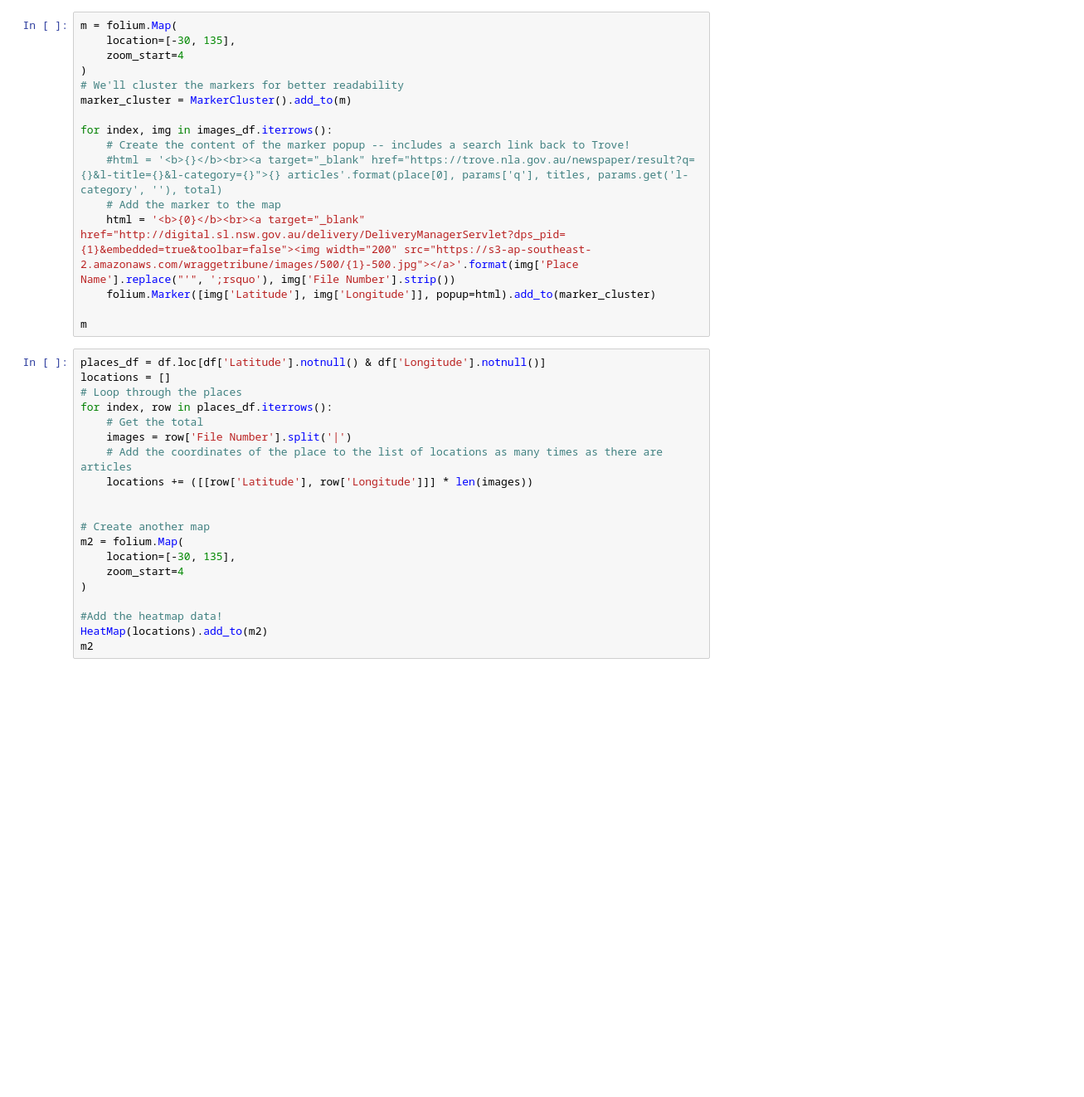
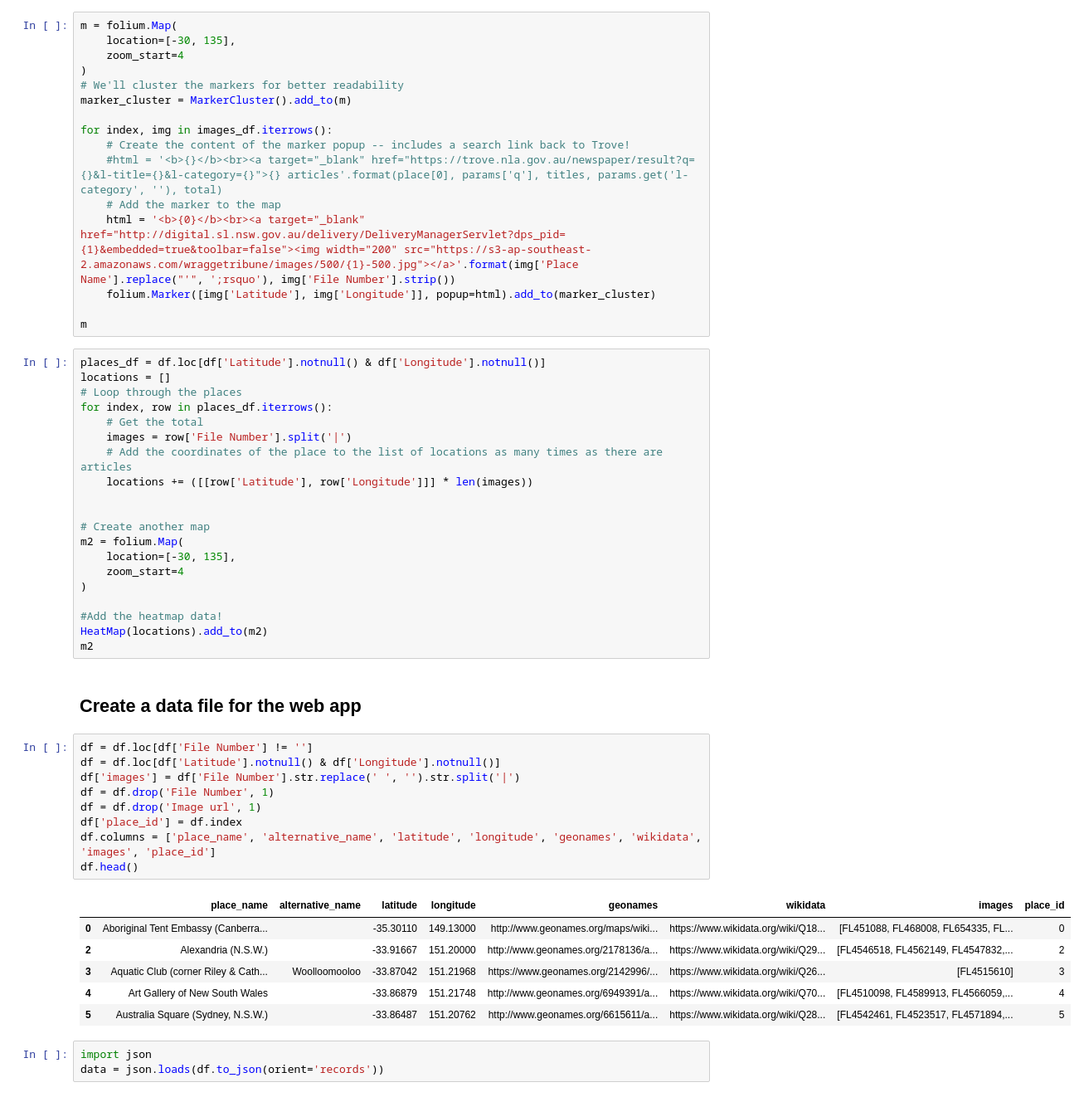
Before and after one commit to wragge/ozglam-data-records-of-resistance, a Jupyter notebook: Playing-with-places.ipynb, the cells around one changed output. Shown at 83% size. Cells and saved outputs as stored; diff of their text form; blank space fills up the shorter version.

Commit message:
Processing place data

```diff
--- a/Playing-with-places.ipynb
+++ b/Playing-with-places.ipynb
@@ -108,3 +129,24 @@ m2 = folium.Map(
 #Add the heatmap data!
 HeatMap(locations).add_to(m2)
 m2
+# %% [markdown]
+## Create a data file for the web app
+# %%
+df = df.loc[df['File Number'] != '']
+df = df.loc[df['Latitude'].notnull() & df['Longitude'].notnull()]
+df['images'] = df['File Number'].str.replace(' ', '').str.split('|')
+df = df.drop('File Number', 1)
+df = df.drop('Image url', 1)
+df['place_id'] = df.index
+df.columns = ['place_name', 'alternative_name', 'latitude', 'longitude', 'geonames', 'wikidata', 'images', 'place_id']
+df.head()
+# %% [output]
+|  | place_name | alternative_name | latitude | longitude | geonames | wikidata | images | place_id |
+| 0 | Aboriginal Tent Embassy (Canberra... |  | -35.30110 | 149.13000 | http://www.geonames.org/maps/wiki... | https://www.wikidata.org/wiki/Q18... | [FL451088, FL468008, FL654335, FL... | 0 |
+| 2 | Alexandria (N.S.W.) |  | -33.91667 | 151.20000 | http://www.geonames.org/2178136/a... | https://www.wikidata.org/wiki/Q29... | [FL4546518, FL4562149, FL4547832,... | 2 |
+| 3 | Aquatic Club (corner Riley & Cath... | Woolloomooloo | -33.87042 | 151.21968 | https://www.geonames.org/2142996/... | https://www.wikidata.org/wiki/Q26... | [FL4515610] | 3 |
+| 4 | Art Gallery of New South Wales |  | -33.86879 | 151.21748 | http://www.geonames.org/6949391/a... | https://www.wikidata.org/wiki/Q70... | [FL4510098, FL4589913, FL4566059,... | 4 |
+| 5 | Australia Square (Sydney, N.S.W.) |  | -33.86487 | 151.20762 | http://www.geonames.org/6615611/a... | https://www.wikidata.org/wiki/Q28... | [FL4542461, FL4523517, FL4571894,... | 5 |
+# %%
+import json
+data = json.loads(df.to_json(orient='records'))
```
Also changed, not shown: parts of 5 cells of this notebook, 2 other files.
